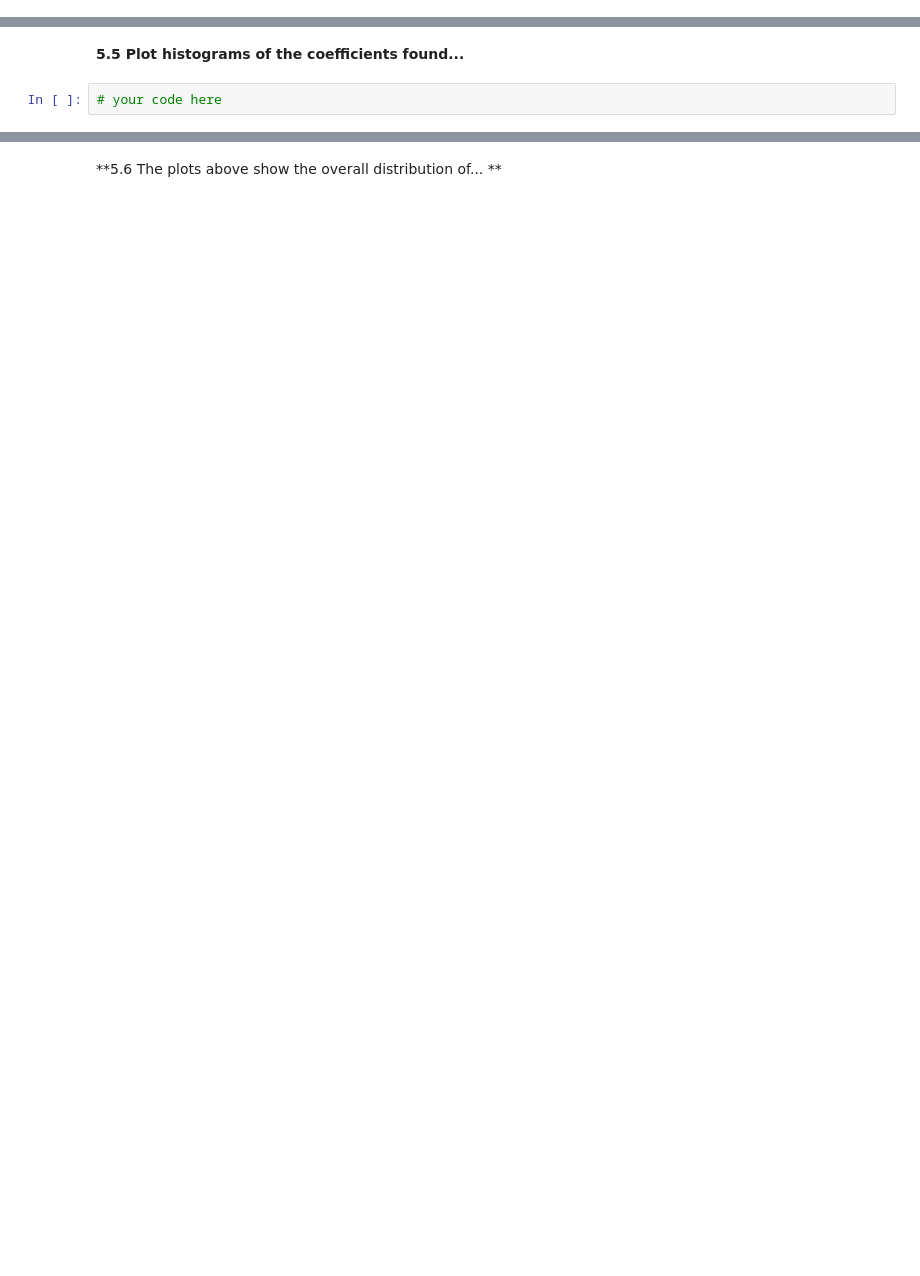
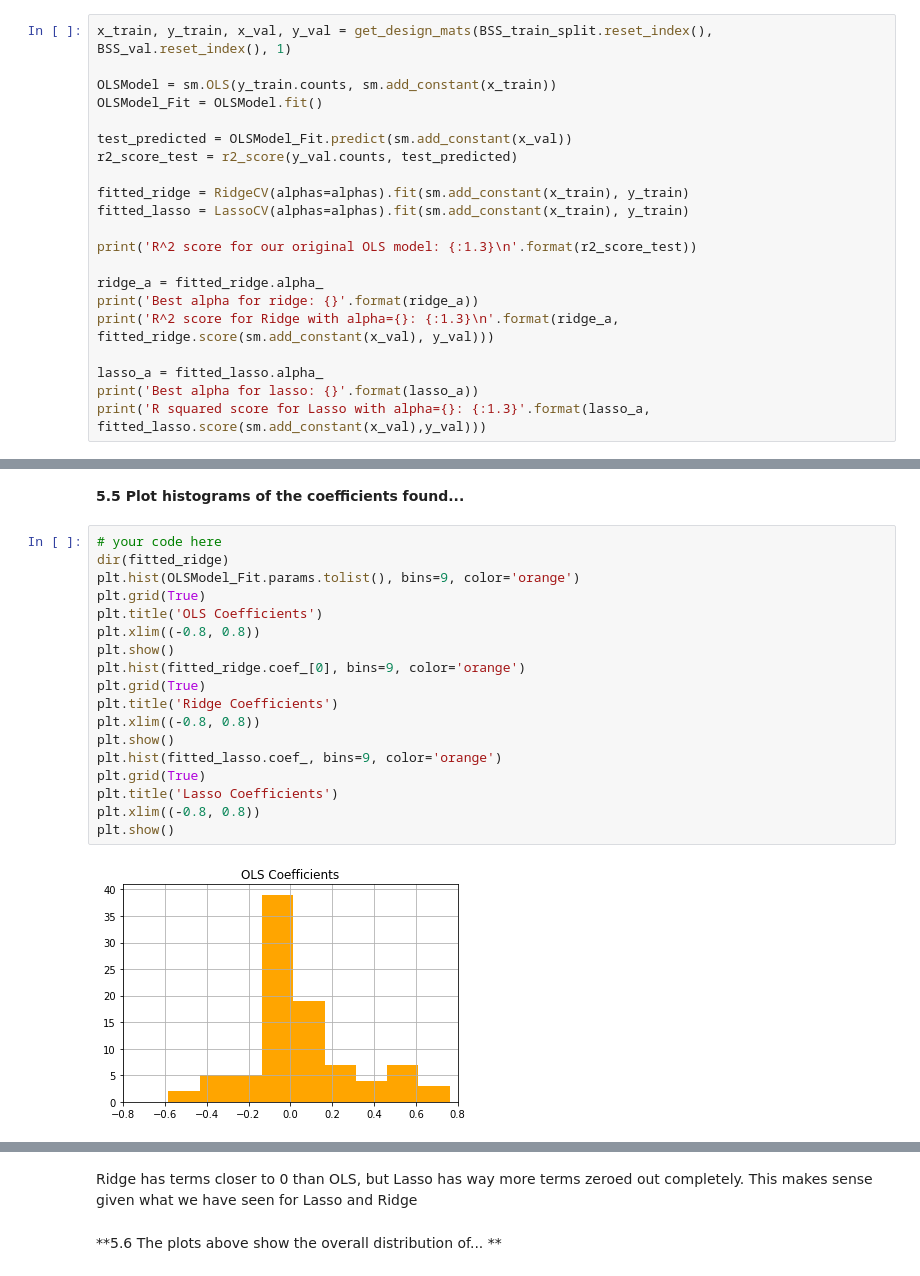
Before and after one commit to kdumontnu/2019-CS109A, a Jupyter notebook: homework/hw3/cs109a_hw3submit.ipynb, the cells around one changed output, grey strips where cells are left out. Saved outputs shown, nothing was run; the diff lists cells and outputs as text; blank space fills up the shorter version.

```diff
--- a/homework/hw3/cs109a_hw3submit.ipynb
+++ b/homework/hw3/cs109a_hw3submit.ipynb
@@ -1206,0 +1187,21 @@ array([[0.40160632, 0.40170826, 0.40182491, 0.40251639, 0.40313385,
+# %%
+x_train, y_train, x_val, y_val = get_design_mats(BSS_train_split.reset_index(), BSS_val.reset_index(), 1)
+
+OLSModel = sm.OLS(y_train.counts, sm.add_constant(x_train))
+OLSModel_Fit = OLSModel.fit()
+
+test_predicted = OLSModel_Fit.predict(sm.add_constant(x_val))
+r2_score_test = r2_score(y_val.counts, test_predicted)
+
+fitted_ridge = RidgeCV(alphas=alphas).fit(sm.add_constant(x_train), y_train)
+fitted_lasso = LassoCV(alphas=alphas).fit(sm.add_constant(x_train), y_train)
+
+print('R^2 score for our original OLS model: {:1.3}\n'.format(r2_score_test))
+
+ridge_a = fitted_ridge.alpha_
+print('Best alpha for ridge: {}'.format(ridge_a))
+print('R^2 score for Ridge with alpha={}: {:1.3}\n'.format(ridge_a, fitted_ridge.score(sm.add_constant(x_val), y_val)))
+
+lasso_a = fitted_lasso.alpha_
+print('Best alpha for lasso: {}'.format(lasso_a))
+print('R squared score for Lasso with alpha={}: {:1.3}'.format(lasso_a, fitted_lasso.score(sm.add_constant(x_val),y_val)))
@@ -1207,4 +1216,22 @@ array([[0.40160632, 0.40170826, 0.40182491, 0.40251639, 0.40313385,
 # %% [markdown]
 **5.5 Plot histograms of the coefficients found...**
-# %%
-# your code here
+# %%
+# your code here
+dir(fitted_ridge)
+plt.hist(OLSModel_Fit.params.tolist(), bins=9, color='orange')
+plt.grid(True)
+plt.title('OLS Coefficients')
+plt.xlim((-0.8, 0.8))
+plt.show()
+plt.hist(fitted_ridge.coef_[0], bins=9, color='orange')
+plt.grid(True)
+plt.title('Ridge Coefficients')
+plt.xlim((-0.8, 0.8))
+plt.show()
+plt.hist(fitted_lasso.coef_, bins=9, color='orange')
+plt.grid(True)
+plt.title('Lasso Coefficients')
+plt.xlim((-0.8, 0.8))
+plt.show()
+# %% [output]
+[figure, added]
@@ -1211,2 +1240,4 @@ array([[0.40160632, 0.40170826, 0.40182491, 0.40251639, 0.40313385,
+# %% [markdown]
+Ridge has terms closer to 0 than OLS, but Lasso has way more terms zeroed out completely. This makes sense given what we have seen for Lasso and Ridge
 # %% [markdown]
 **5.6 The plots above show the overall distribution of... **
```
Also changed, not shown: parts of 11 cells of this notebook.
